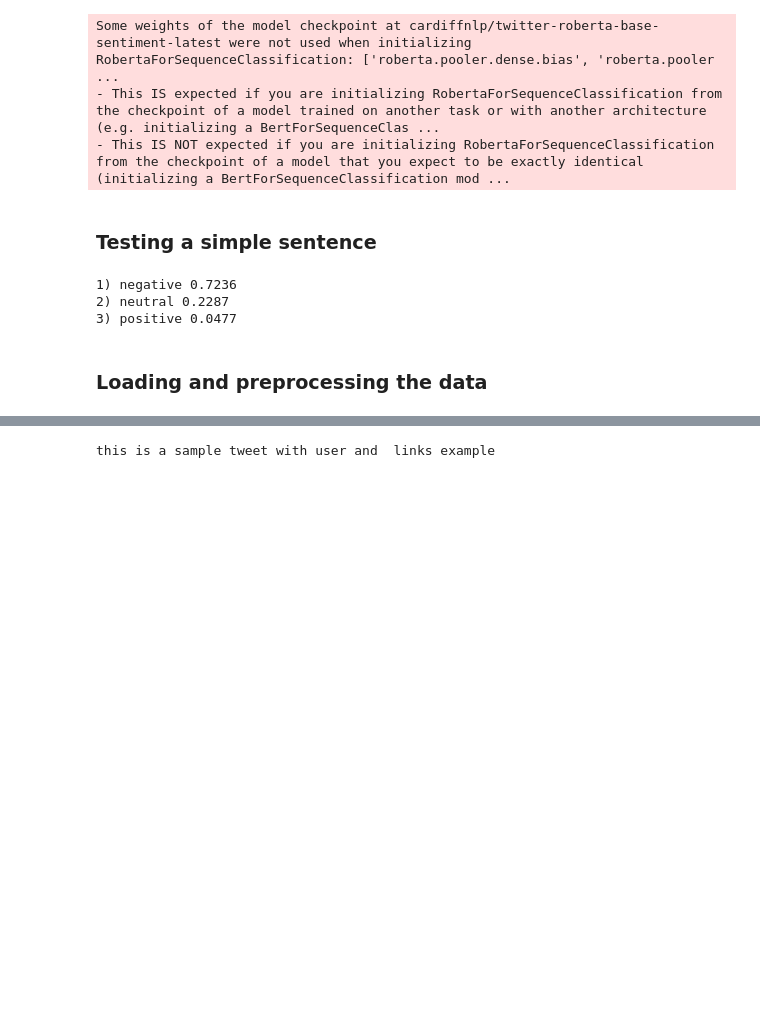
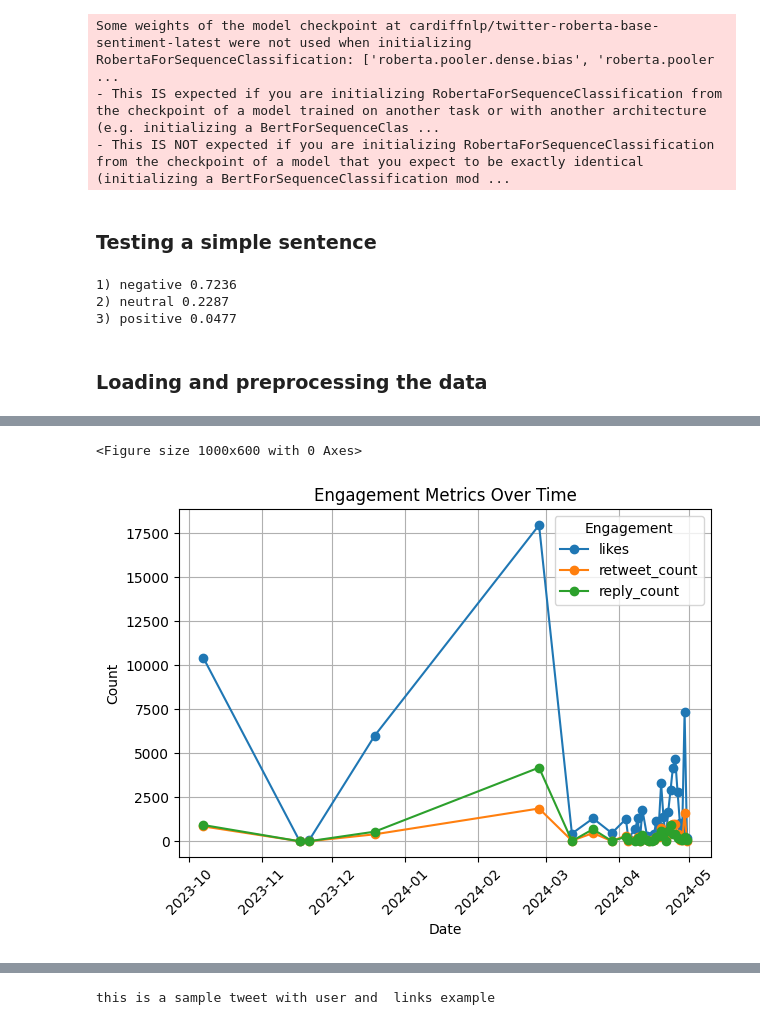
Before and after one commit to Aron220/nlp_sentiment, a Jupyter notebook: nlp.ipynb, the cells around one changed output, grey strips where cells are left out. Cells and saved outputs as stored; diff of their text form; code cells hidden in the pictures; blank space fills up the shorter version.

```diff
--- a/nlp.ipynb
+++ b/nlp.ipynb
@@ -87,0 +146,21 @@ tweets_raw = data['content']
+# %%
+# Convert the 'published_at' column to datetime format
+data['published_at'] = pd.to_datetime(data['published_at'])
+
+# Group the data by date and calculate sum of likes, retweets, and replies for each date
+engagement_over_time = data.groupby(data['published_at'].dt.date)[['likes', 'retweet_count', 'reply_count']].sum()
+
+# Plot the engagement metrics over time
+plt.figure(figsize=(10, 6))
+engagement_over_time.plot(marker='o')
+plt.title('Engagement Metrics Over Time')
+plt.xlabel('Date')
+plt.ylabel('Count')
+plt.xticks(rotation=45)
+plt.grid(True)
+plt.legend(title='Engagement')
+plt.tight_layout()
+plt.show()
+# %% [output]
+<Figure size 1000x600 with 0 Axes>
+[figure, added]
```
Also changed, not shown: parts of 29 cells of this notebook, 7 other files.
